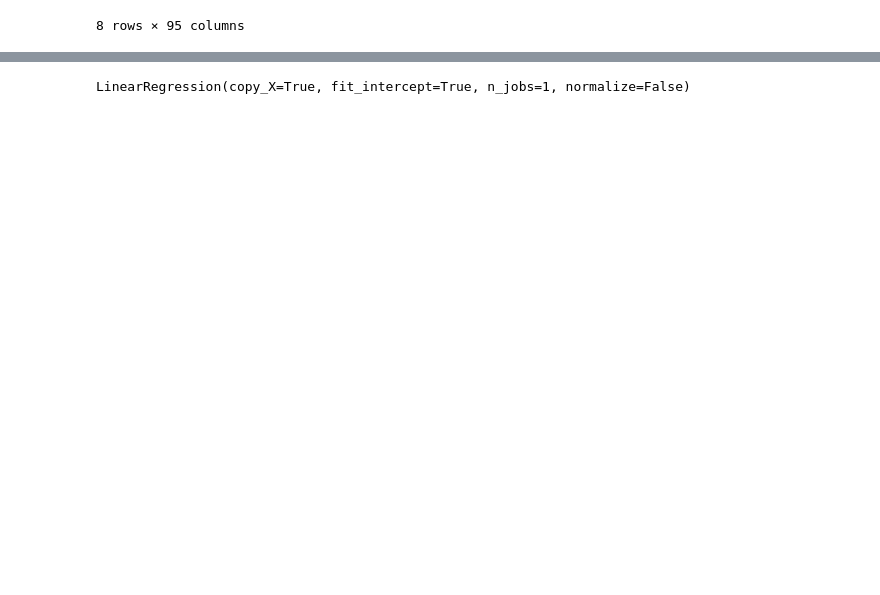
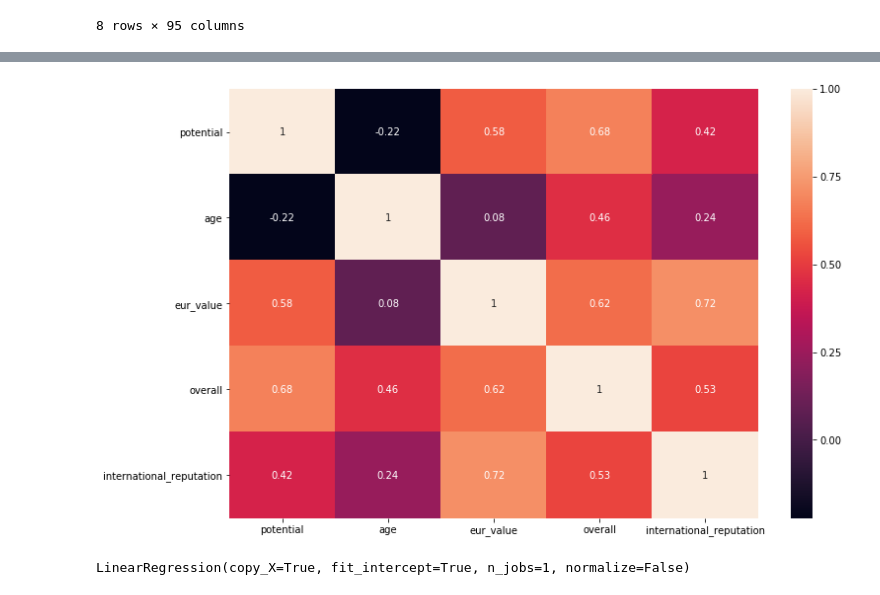
Before and after one commit to nbabulkov/fmi-machine-learning, a Jupyter notebook: Fifa.ipynb, the cells around one changed output, grey strips where cells are left out. Cells and saved outputs as stored; diff of their text form; code cells hidden in the pictures; blank space fills up the shorter version.

```diff
--- a/Fifa.ipynb
+++ b/Fifa.ipynb
@@ -282,3 +282,9 @@ AttributeError: 'DataFrame' object has no attribute 'eur_release_clause'
+# %%
+plt.figure(figsize=(12, 8))
+correlation_skills = skills[['potential', 'age', 'eur_value', 'overall', 'international_reputation']].corr()
+sns.heatmap(correlation_skills, annot=True);
+# %% [output]
+[figure, added]
 # %%
 from sklearn.model_selection import train_test_split
 stats = skills.drop(['overall'], axis=1)
```
Also changed, not shown: parts of 20 cells of this notebook.
